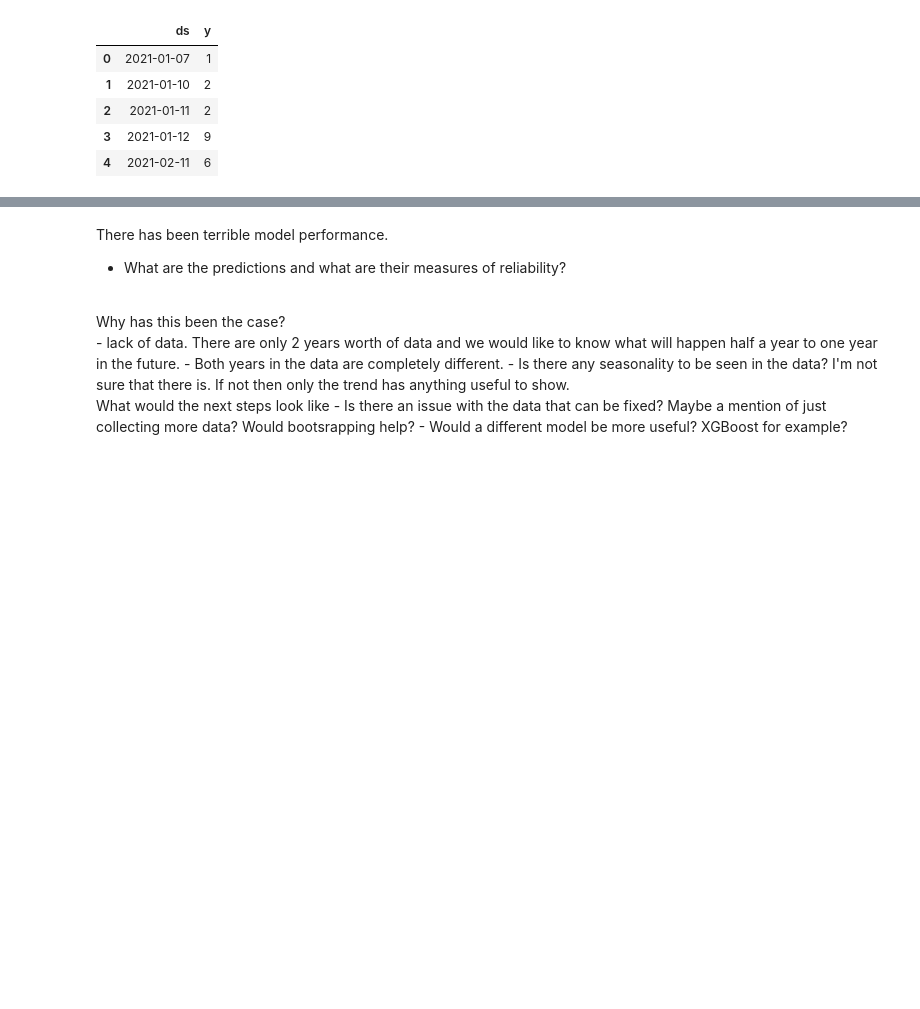
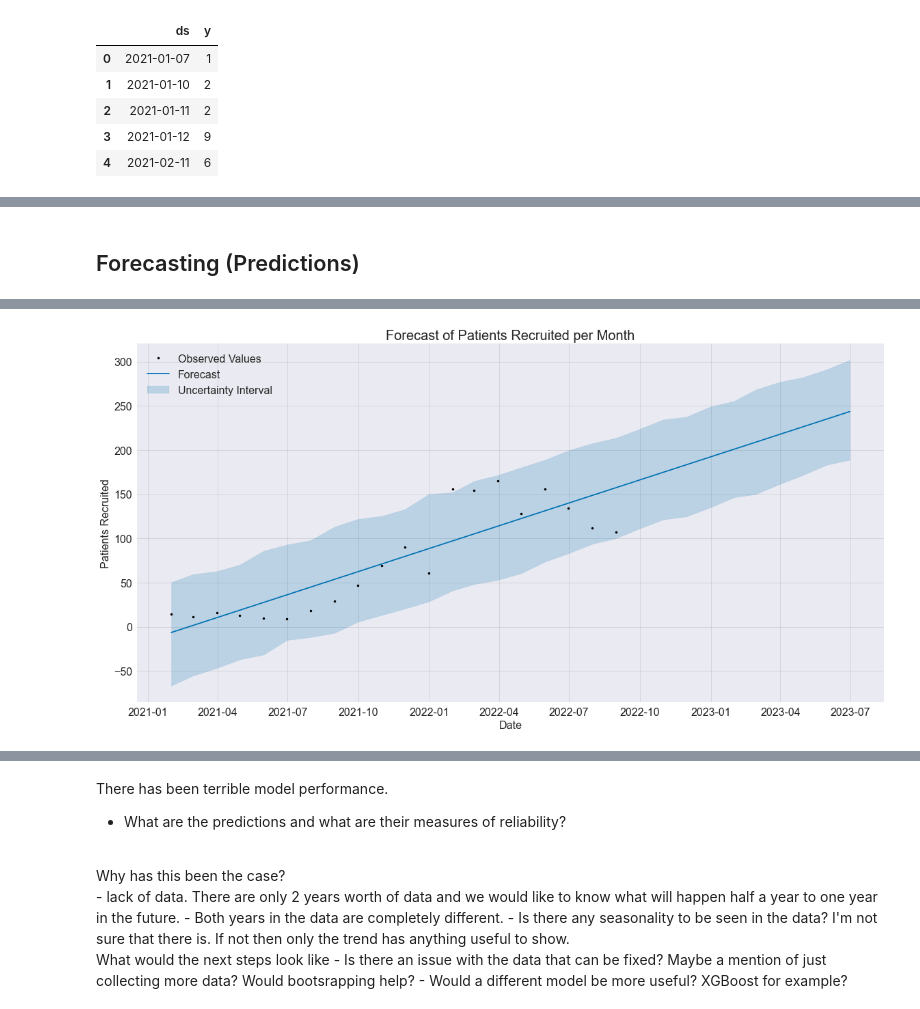
Before and after one commit to Louis-Bad/DACourse_prophet_forecast, a Jupyter notebook: forecasting.ipynb, the cells around one changed output, grey strips where cells are left out. Drawn from its saved outputs; the diff is of its cells as text; code cells hidden in the pictures; blank space fills up the shorter version.

```diff
--- a/forecasting.ipynb
+++ b/forecasting.ipynb
@@ -185,0 +185,36 @@ plt.show()
+# %% [markdown]
+## Forecasting (Predictions)
+# %%
+# Create an instance of an 'empty' model
+m = Prophet(interval_width=0.95)
+
+# Train the model
+final_model = m.fit(df_monthly)
+
+# Creating the future dates to forecast
+final_future_dates = final_model.make_future_dataframe(periods=6, freq='M')
+final_future_dates
+
+# Forecasting output
+final_forecast = model.predict(final_future_dates)
+
+# Plot the forecast
+fig = model.plot(final_forecast, xlabel='Date', ylabel='Patients Recruited', figsize=(16,8))
+
+# Add aesthitic changes
+ax = fig.gca()
+ax.set_title("Forecast of Patients Recruited per Month", size=20)
+ax.set_xlabel("Date", size=16)
+ax.set_ylabel("Patients Recruited", size=16)
+ax.tick_params(axis="x", labelsize=16)
+ax.tick_params(axis="y", labelsize=16)
+
+# Legend
+plt.legend(['Observed Values', 'Forecast', 'Uncertainty Interval'],
+           loc=2,
+           fontsize=16)
+
+
+
+plt.show()
+# %% [output]
@@ -185,0 +223 @@ plt.show()
+[figure, added]
```
Also changed, not shown: parts of 16 cells of this notebook.
